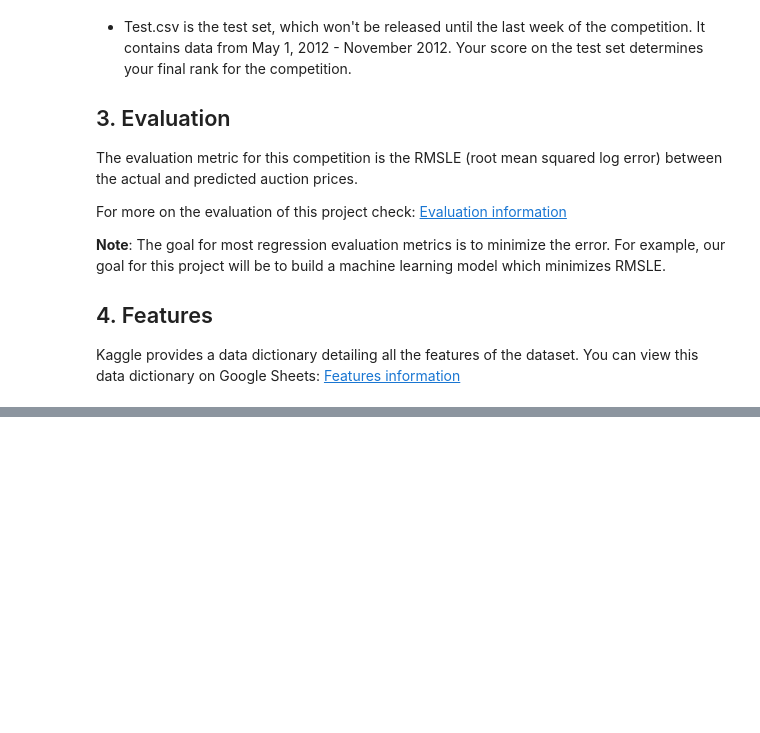
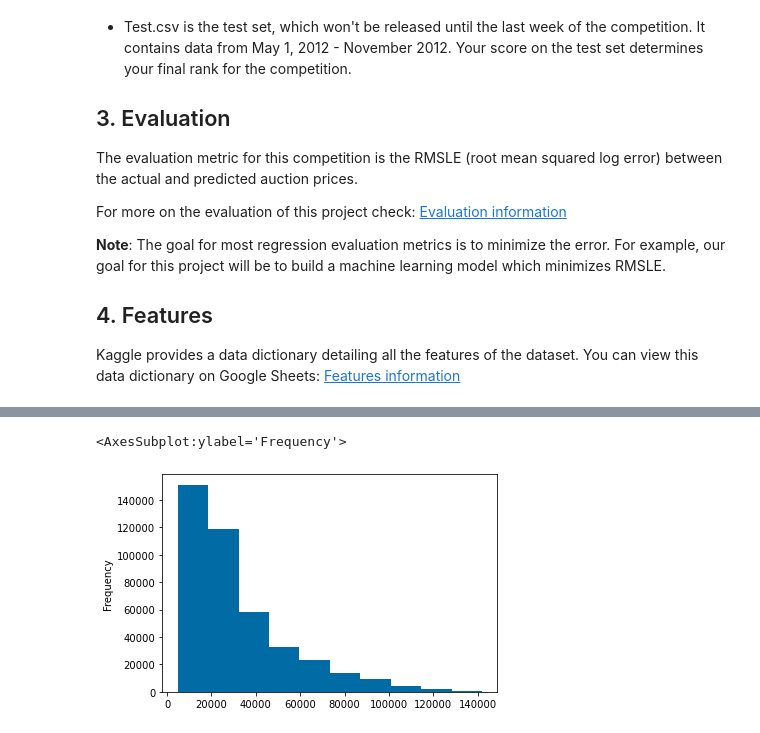
Before and after one commit to KyrylR/supervised-learning-regression, a Jupyter notebook: end-to-end-bulldozer-price-regression.ipynb, the cells around one changed output, grey strips where cells are left out. Saved outputs shown, nothing was run; the diff lists cells and outputs as text; code cells hidden in the pictures; blank space fills up the shorter version.

```diff
--- a/end-to-end-bulldozer-price-regression.ipynb
+++ b/end-to-end-bulldozer-price-regression.ipynb
@@ -50,0 +109,5 @@ plt.style.use('tableau-colorblind10')
+# %%
+df.SalePrice.plot.hist()
+# %% [output]
+<AxesSubplot:ylabel='Frequency'>
+[figure, added]
```
Also changed, not shown: parts of 9 cells of this notebook.
